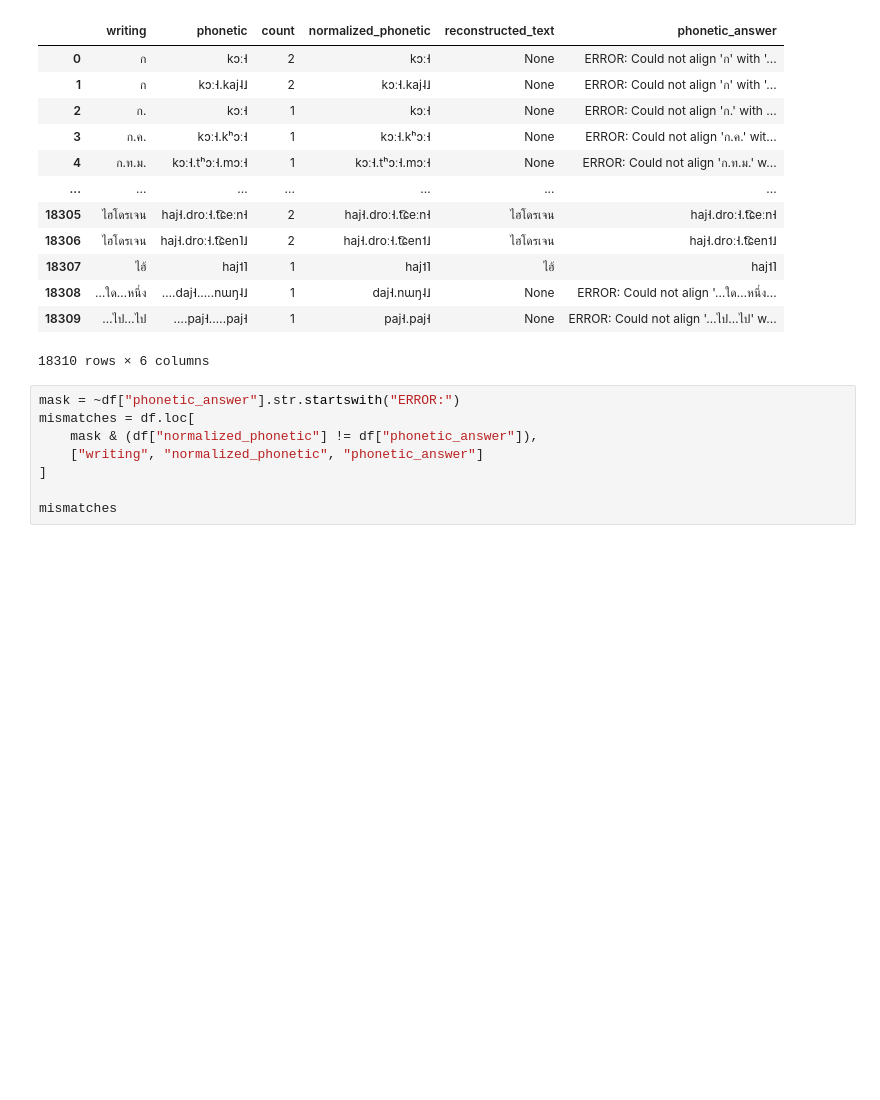
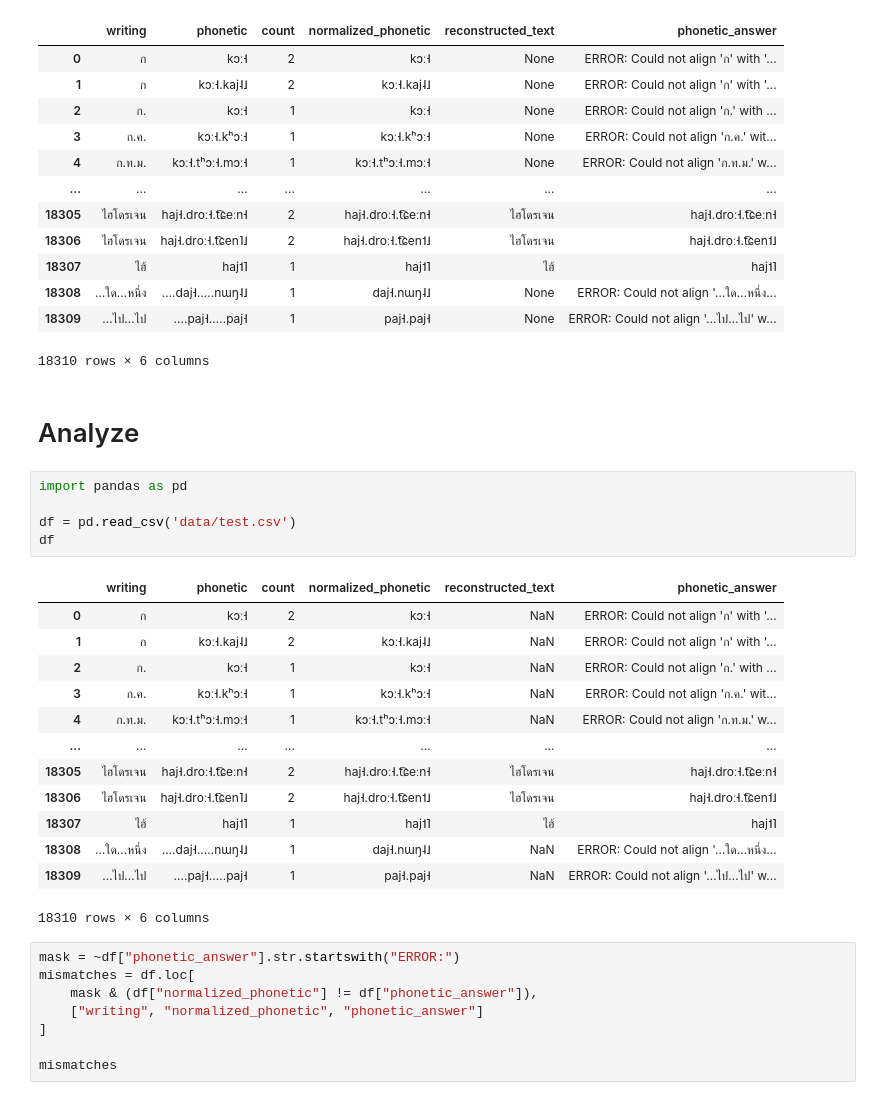
Before and after one commit to ParamaWattanakrai/thai_grapheme_sandbox, a Jupyter notebook: wikipron_mapping.ipynb, the cells around one changed output. Saved outputs shown, nothing was run; the diff lists cells and outputs as text; blank space fills up the shorter version.

```diff
--- a/wikipron_mapping.ipynb
+++ b/wikipron_mapping.ipynb
@@ -106,6 +106,27 @@ df
 | 18308 | …ใด…หนึ่ง | ….daj˧.….nɯŋ˨˩ | 1 | daj˧.nɯŋ˨˩ | None | ERROR: Could not align '…ใด…หนึ่ง... |
 | 18309 | …ไป…ไป | ….paj˧.….paj˧ | 1 | paj˧.paj˧ | None | ERROR: Could not align '…ไป…ไป' w... |
 18310 rows × 6 columns
+# %% [markdown]
+# Analyze
+# %%
+import pandas as pd
+
+df = pd.read_csv('data/test.csv')
+df
+# %% [output]
+|  | writing | phonetic | count | normalized_phonetic | reconstructed_text | phonetic_answer |
+| 0 | ก | kɔː˧ | 2 | kɔː˧ | NaN | ERROR: Could not align 'ก' with '... |
+| 1 | ก | kɔː˧.kaj˨˩ | 2 | kɔː˧.kaj˨˩ | NaN | ERROR: Could not align 'ก' with '... |
+| 2 | ก. | kɔː˧ | 1 | kɔː˧ | NaN | ERROR: Could not align 'ก.' with ... |
+| 3 | ก.ค. | kɔː˧.kʰɔː˧ | 1 | kɔː˧.kʰɔː˧ | NaN | ERROR: Could not align 'ก.ค.' wit... |
+| 4 | ก.ท.ม. | kɔː˧.tʰɔː˧.mɔː˧ | 1 | kɔː˧.tʰɔː˧.mɔː˧ | NaN | ERROR: Could not align 'ก.ท.ม.' w... |
+| ... | ... | ... | ... | ... | ... | ... |
+| 18305 | ไฮโดรเจน | haj˧.droː˧.t͡ɕeːn˧ | 2 | haj˧.droː˧.t͡ɕeːn˧ | ไฮโดรเจน | haj˧.droː˧.t͡ɕeːn˧ |
+| 18306 | ไฮโดรเจน | haj˧.droː˧.t͡ɕen˥˩ | 2 | haj˧.droː˧.t͡ɕen˦˩ | ไฮโดรเจน | haj˧.droː˧.t͡ɕen˦˩ |
+| 18307 | ไฮ้ | haj˦˥ | 1 | haj˦˥ | ไฮ้ | haj˦˥ |
+| 18308 | …ใด…หนึ่ง | ….daj˧.….nɯŋ˨˩ | 1 | daj˧.nɯŋ˨˩ | NaN | ERROR: Could not align '…ใด…หนึ่ง... |
+| 18309 | …ไป…ไป | ….paj˧.….paj˧ | 1 | paj˧.paj˧ | NaN | ERROR: Could not align '…ไป…ไป' w... |
+18310 rows × 6 columns
 # %%
 mask = ~df["phonetic_answer"].str.startswith("ERROR:")
 mismatches = df.loc[
```
Also changed, not shown: parts of 4 cells of this notebook, 4 other files.
